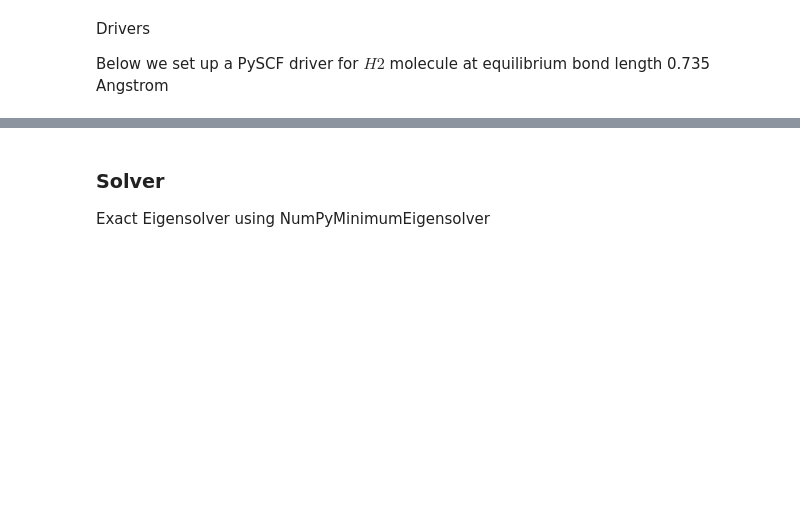
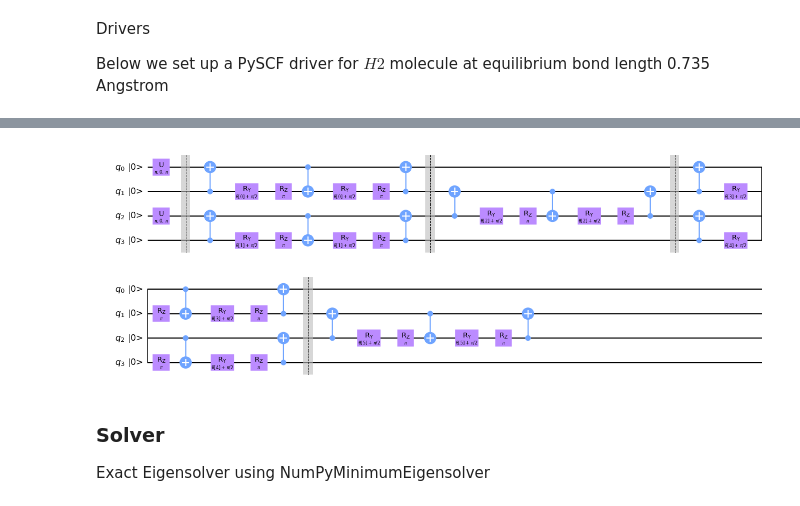
Before and after one commit to Phystro/VQEProject, a Jupyter notebook: A/A_VQE_H2.ipynb, the cells around one changed output, grey strips where cells are left out. Cells and saved outputs as stored; diff of their text form; code cells hidden in the pictures; blank space fills up the shorter version.

```diff
--- a/A/A_VQE_H2.ipynb
+++ b/A/A_VQE_H2.ipynb
@@ -234,3 +170,9 @@ ansatz.decompose().draw(output="mpl", initial_state=True)
+# %%
+ansatz.decompose().decompose().draw(output="mpl", initial_state=True).savefig("a_vqe_h2_ansatz_double_decomposed.png", dpi=300)
+
+ansatz.decompose().decompose().draw(output="mpl", initial_state=True)
+# %% [output]
+[figure, added]
 # %%
 optimizer = COBYLA(maxiter=10000)
 # %% [markdown]
```
Also changed, not shown: parts of 15 cells of this notebook, 20 other files.
